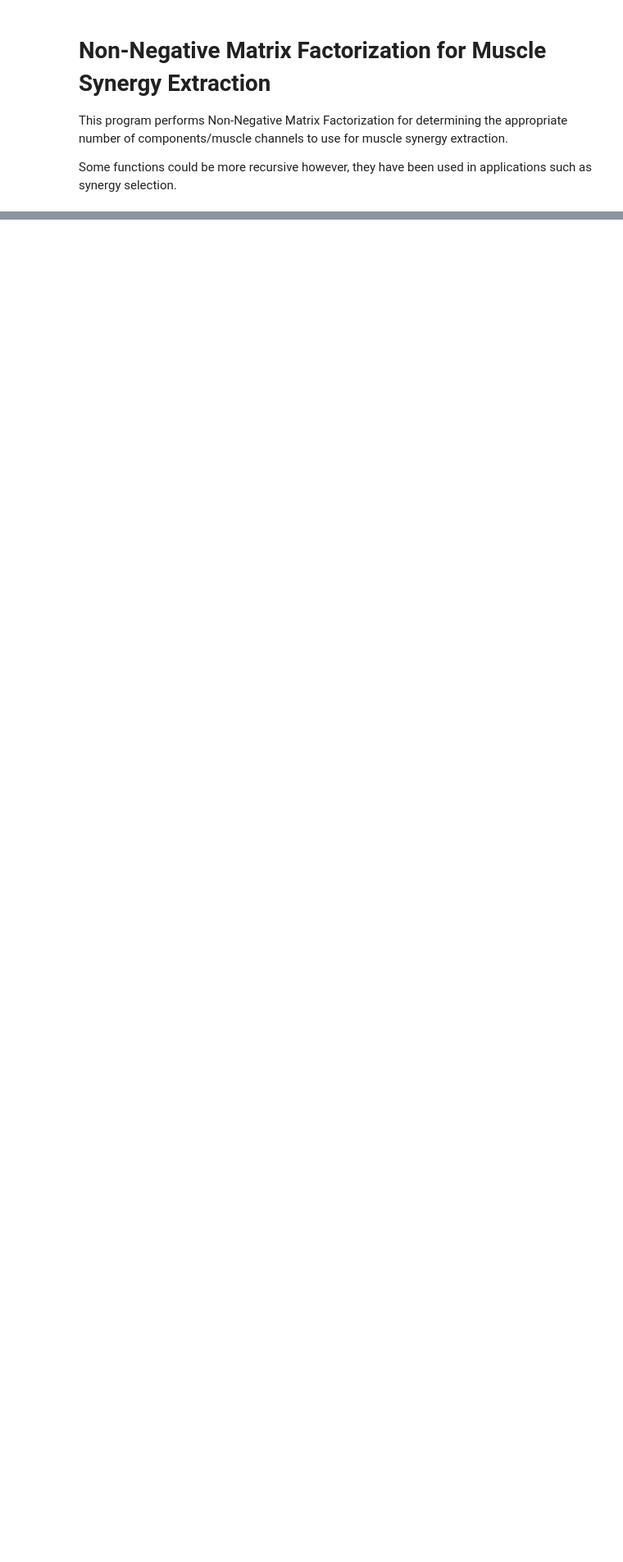
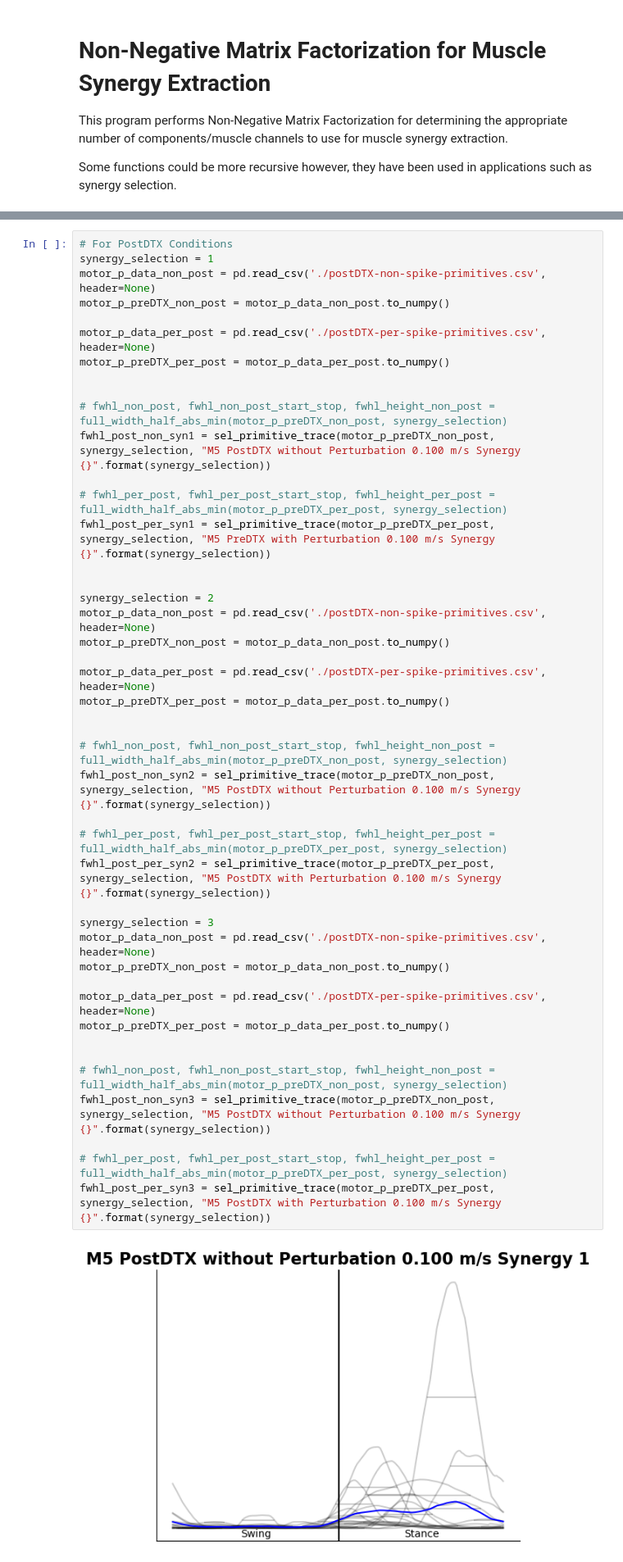
Before and after one commit to Kenmac589/lab-analysis, a Jupyter notebook: committee_meeting-1/synergies/motorpyrimitives.ipynb, the cells around one changed output, grey strips where cells are left out. Shown at 82% size. Cells and saved outputs as stored; diff of their text form; blank space fills up the shorter version.

```diff
--- a/committee_meeting-1/synergies/motorpyrimitives.ipynb
+++ b/committee_meeting-1/synergies/motorpyrimitives.ipynb
@@ -253,0 +432,46 @@ ValueError: object too deep for desired array
+# %%
+# For PostDTX Conditions
+synergy_selection = 1
+motor_p_data_non_post = pd.read_csv('./postDTX-non-spike-primitives.csv', header=None)
+motor_p_preDTX_non_post = motor_p_data_non_post.to_numpy()
+
+motor_p_data_per_post = pd.read_csv('./postDTX-per-spike-primitives.csv', header=None)
+motor_p_preDTX_per_post = motor_p_data_per_post.to_numpy()
+
+
+# fwhl_non_post, fwhl_non_post_start_stop, fwhl_height_non_post = full_width_half_abs_min(motor_p_preDTX_non_post, synergy_selection)
+fwhl_post_non_syn1 = sel_primitive_trace(motor_p_preDTX_non_post, synergy_selection, "M5 PostDTX without Perturbation 0.100 m/s Synergy {}".format(synergy_selection))
+
+# fwhl_per_post, fwhl_per_post_start_stop, fwhl_height_per_post = full_width_half_abs_min(motor_p_preDTX_per_post, synergy_selection)
+fwhl_post_per_syn1 = sel_primitive_trace(motor_p_preDTX_per_post, synergy_selection, "M5 PreDTX with Perturbation 0.100 m/s Synergy {}".format(synergy_selection))
+
+
+synergy_selection = 2
+motor_p_data_non_post = pd.read_csv('./postDTX-non-spike-primitives.csv', header=None)
+motor_p_preDTX_non_post = motor_p_data_non_post.to_numpy()
+
+motor_p_data_per_post = pd.read_csv('./postDTX-per-spike-primitives.csv', header=None)
+motor_p_preDTX_per_post = motor_p_data_per_post.to_numpy()
+
+
+# fwhl_non_post, fwhl_non_post_start_stop, fwhl_height_non_post = full_width_half_abs_min(motor_p_preDTX_non_post, synergy_selection)
+fwhl_post_non_syn2 = sel_primitive_trace(motor_p_preDTX_non_post, synergy_selection, "M5 PostDTX without Perturbation 0.100 m/s Synergy {}".format(synergy_selection))
+
+# fwhl_per_post, fwhl_per_post_start_stop, fwhl_height_per_post = full_width_half_abs_min(motor_p_preDTX_per_post, synergy_selection)
+fwhl_post_per_syn2 = sel_primitive_trace(motor_p_preDTX_per_post, synergy_selection, "M5 PostDTX with Perturbation 0.100 m/s Synergy {}".format(synergy_selection))
+
+synergy_selection = 3
+motor_p_data_non_post = pd.read_csv('./postDTX-non-spike-primitives.csv', header=None)
+motor_p_preDTX_non_post = motor_p_data_non_post.to_numpy()
+
+motor_p_data_per_post = pd.read_csv('./postDTX-per-spike-primitives.csv', header=None)
+motor_p_preDTX_per_post = motor_p_data_per_post.to_numpy()
+
+
+# fwhl_non_post, fwhl_non_post_start_stop, fwhl_height_non_post = full_width_half_abs_min(motor_p_preDTX_non_post, synergy_selection)
+fwhl_post_non_syn3 = sel_primitive_trace(motor_p_preDTX_non_post, synergy_selection, "M5 PostDTX without Perturbation 0.100 m/s Synergy {}".format(synergy_selection))
+
+# fwhl_per_post, fwhl_per_post_start_stop, fwhl_height_per_post = full_width_half_abs_min(motor_p_preDTX_per_post, synergy_selection)
+fwhl_post_per_syn3 = sel_primitive_trace(motor_p_preDTX_per_post, synergy_selection, "M5 PostDTX with Perturbation 0.100 m/s Synergy {}".format(synergy_selection))
+# %% [output]
+[figure, added]
```
Also changed, not shown: parts of 7 cells of this notebook, 14 other files.
